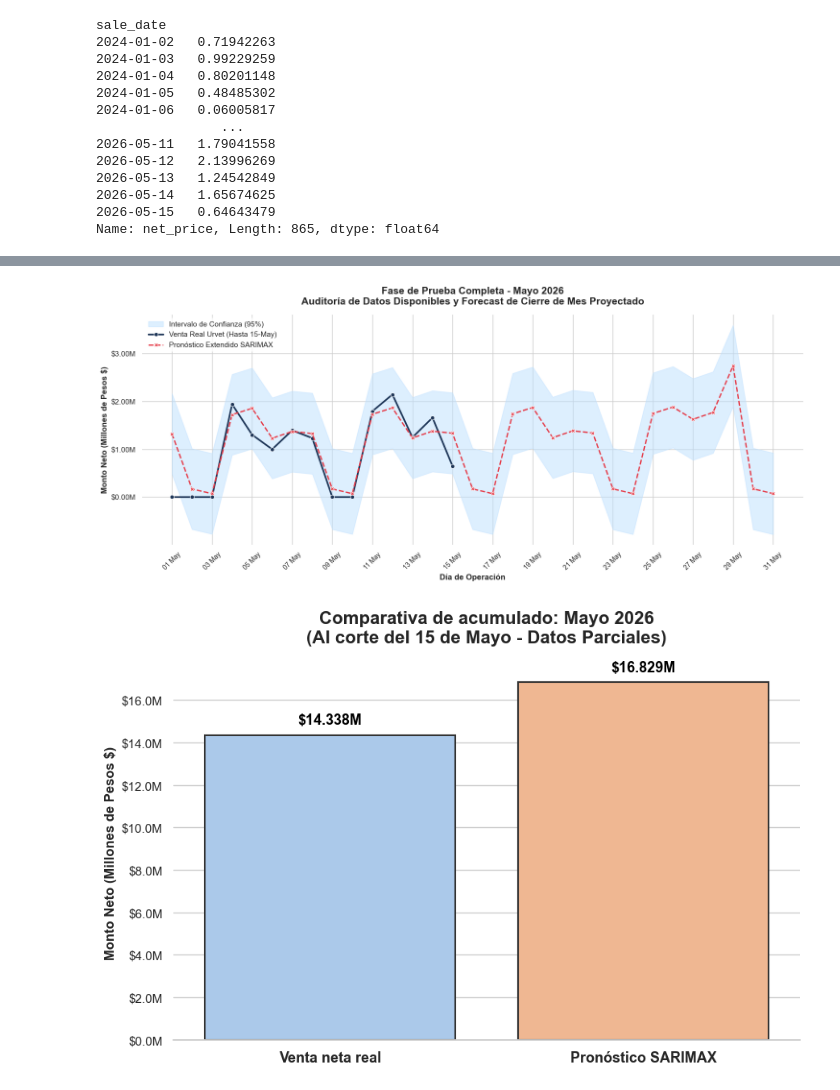
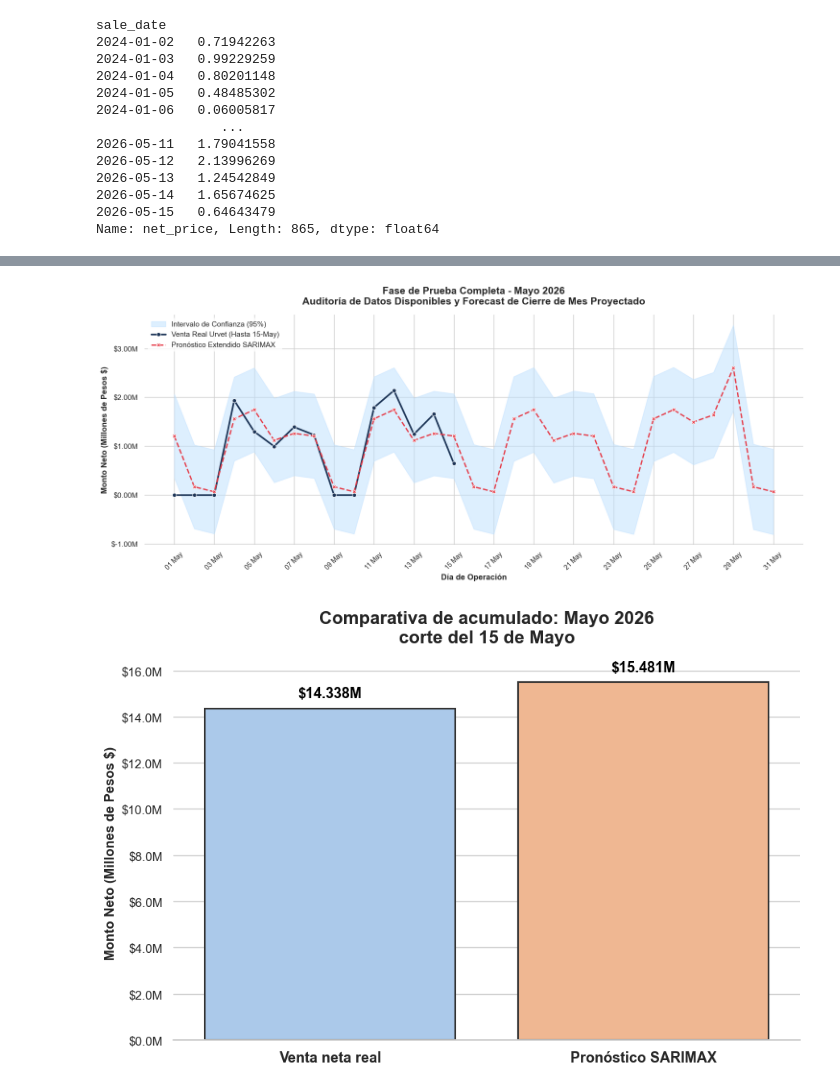
Before and after one commit to angelemmavelasco/JAPI, a Jupyter notebook: notebooks/model_testing/sarimax.ipynb, the cells around one changed output, grey strips where cells are left out. Cells and saved outputs as stored; diff of their text form; code cells hidden in the pictures.

```diff
--- a/notebooks/model_testing/sarimax.ipynb
+++ b/notebooks/model_testing/sarimax.ipynb
@@ -643,5 +601,5 @@ WMAPE total abril: 27.30%
 # %%
-total_real_abril = y_val.sum()
+total_real_abril = y_val_scaled.sum()
 total_pred_abril = pred_val.sum()
 
 df_reporte_abril = pd.DataFrame({
@@ -755,32 +713,32 @@ plt.show()
 # %%
-dias_mayo_completo = pd.date_range(start="2026-05-01", end="2026-05-31", freq='D')
-X_mayo_completo = pd.DataFrame(index=dias_mayo_completo)
+may_days = pd.date_range(start="2026-05-01", end="2026-05-31", freq='D')
+X_may = pd.DataFrame(index=may_days)
 
-feriados_2026 = ['2026-05-01']
-X_mayo_completo['non_work_day'] = X_mayo_completo.index.strftime('%Y-%m-%d').isin(feriados_2026).astype(int)
-is_weekend_may = X_mayo_completo.index.weekday.isin([5, 6])
-X_mayo_completo['is_workday'] = ~(is_weekend_may | (X_mayo_completo['non_work_day'] == 1))
+holidays = ['2026-05-01']
+X_may['non_work_day'] = X_may.index.strftime('%Y-%m-%d').isin(holidays).astype(int)
+is_weekend_may = X_may.index.weekday.isin([5, 6])
+X_may['is_workday'] = ~(is_weekend_may | (X_may['non_work_day'] == 1))
 
-X_mayo_completo['is_month_end'] = 0
-X_mayo_completo['close_month_zone'] = 0
+X_may['is_month_end'] = 0
+X_may['close_month_zone'] = 0
 
-work_days_may = X_mayo_completo[X_mayo_completo['is_workday']].index
+work_days_may = X_may[X_may['is_workday']].index
 if len(work_days_may) >= 1:
-    X_mayo_completo.loc[work_days_may[-1], 'is_month_end'] = 1
+    X_may.loc[work_days_may[-1], 'is_month_end'] = 1
 if len(work_days_may) >= 3:
-    X_mayo_completo.loc[work_days_may[-3:-1], 'close_month_zone'] = 1
+    X_may.loc[work_days_may[-3:-1], 'close_month_zone'] = 1
 
 
-X_test_extended = X_mayo_completo[['is_month_end', 'close_month_zone']]
-X_futuro_total = pd.concat([X_val, X_test_extended])
-X_futuro_total = X_futuro_total[['is_month_end', 'close_month_zone']]
+X_test_extended = X_may[['is_month_end', 'close_month_zone']]
+X_total_future = pd.concat([X_val, X_test_extended])
+X_total_future = X_total_future[['is_month_end', 'close_month_zone']]
 
 
-forecast_objeto_total = fit_res_3.get_forecast(steps=len(X_futuro_total), exog=X_futuro_total)
-pred_futuro_total = forecast_objeto_total.predicted_mean
-df_ci_total = forecast_objeto_total.conf_int(alpha=0.05)
+forecast_total_obj = fit_res_6.get_forecast(steps=len(X_total_future), exog=X_total_future)
+forecast_total_future = forecast_total_obj.predicted_mean
+df_ci_total = forecast_total_obj.conf_int(alpha=0.05)
 
-pred_test_extended = pred_futuro_total['2026-05-01':'2026-05-31']
+pred_test_extended = forecast_total_future['2026-05-01':'2026-05-31']
 ci_lower_may_ext = df_ci_total.iloc[:, 0].loc['2026-05-01':'2026-05-31']
 ci_upper_may_ext = df_ci_total.iloc[:, 1].loc['2026-05-01':'2026-05-31']
 
@@ -823,5 +781,7 @@ Freq: D, Name: lower net_price, dtype: float64
 Freq: D, Name: upper net_price, dtype: float64
 # %%
+y_test = y_scaled['2026-05-01':'2026-05-31']
+
 sns.set_theme(style="whitegrid")
 plt.figure(figsize=(15, 6.5), dpi=100)
 
@@ -867,11 +827,10 @@ plt.xticks(rotation=45, fontsize=10)
 plt.gca().yaxis.set_major_formatter(plt.FuncFormatter(lambda x, p: f"${x:.2f}M"))
 plt.legend(loc='upper left', frameon=True, facecolor='white', edgecolor='none', fontsize=11)
 sns.despine(left=True, bottom=True)
-
 plt.tight_layout()
 plt.show()
 # %% [output]
-[figure, old version]
+[figure, new version]
 # %%
 total_real_mayo_parcial = y_test.sum()
 
@@ -889,32 +848,32 @@ ax = sns.barplot(
     data=df_reporte_mayo,
     x='Tipo',
     y='Monto ($M)',
     hue='Tipo',
     legend=False,
     edgecolor=".2",
     linewidth=1.5
 )
 
-plt.title('Comparativa de acumulado: Mayo 2026\n(Al corte del 15 de Mayo - Datos Parciales)',
+plt.title('Comparativa de acumulado: Mayo 2026\ncorte del 15 de Mayo',
           fontsize=16, fontweight='bold', pad=20, family='Arial')
 
 plt.xlabel('')
 plt.ylabel('Monto Neto (Millones de Pesos $)', fontsize=12, fontweight='bold')
 plt.xticks(fontsize=13, fontweight='bold')
 
 formatter = ticker.StrMethodFormatter('${x:.1f}M')
 ax.yaxis.set_major_formatter(formatter)
 
 for p in ax.patches:
     height = p.get_height()
     ax.annotate(f'${height:.3f}M',
                 (p.get_x() + p.get_width() / 2., height),
                 ha='center', va='bottom',
                 fontsize=13, fontweight='bold', color='black', xytext=(0, 7),
                 textcoords='offset points')
 
 sns.despine(left=True, bottom=False)
 plt.tight_layout()
 plt.show()
 # %% [output]
-[figure, old version]
+[figure, new version]
```
Also changed, not shown: parts of 18 cells of this notebook, 12 other files.
